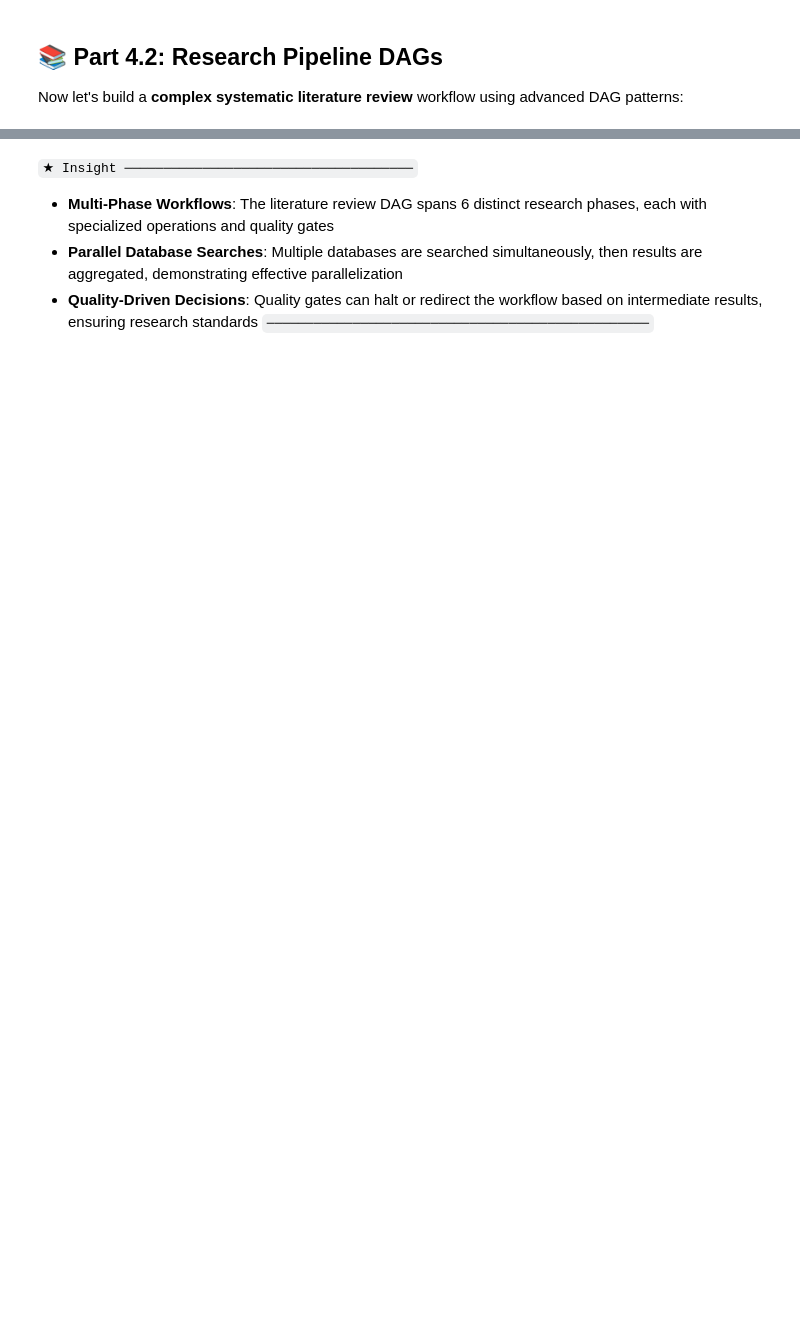
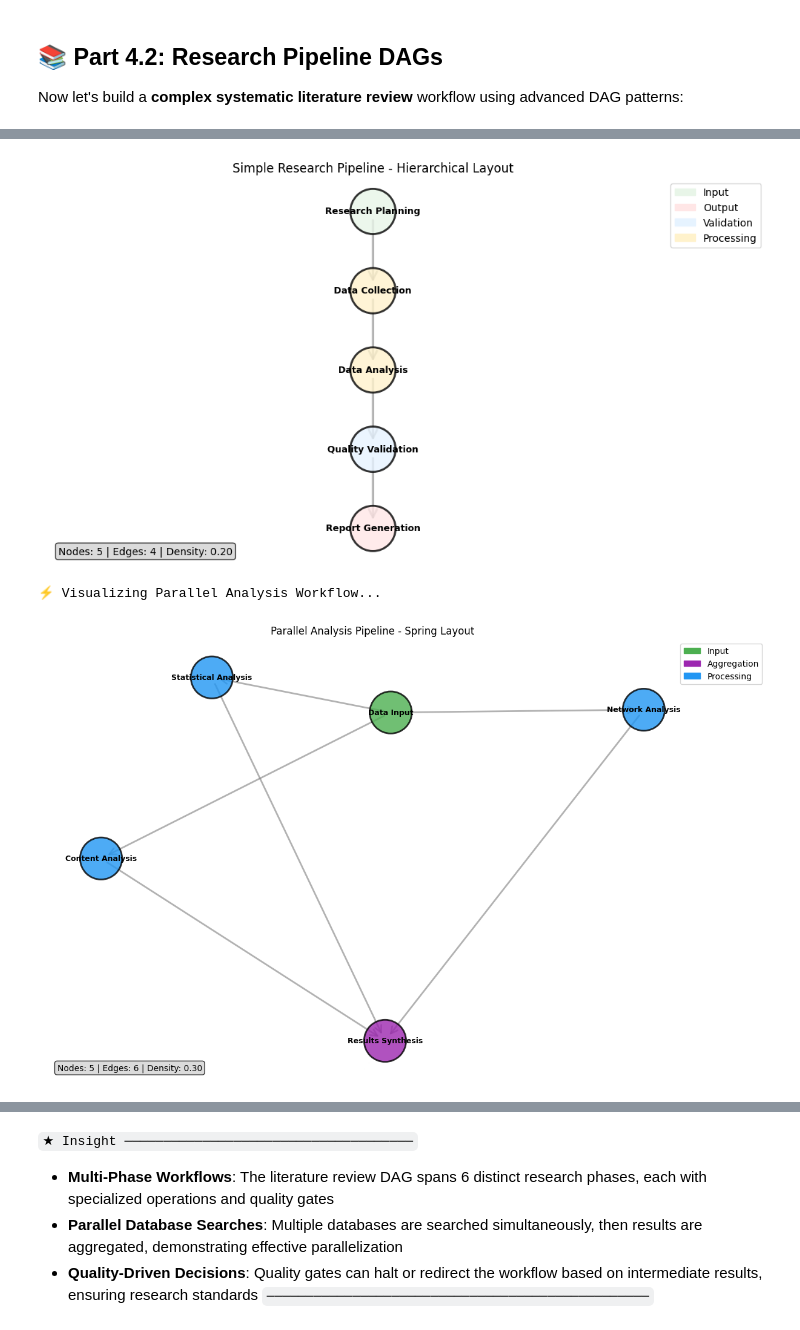
Before and after one commit to PHMbench/PHMGA, a Jupyter notebook: tutorials_research/Part4_DAG_Architecture/04_Tutorial.ipynb, the cells around one changed output, grey strips where cells are left out. Drawn from its saved outputs; the diff is of its cells as text; code cells hidden in the pictures; blank space fills up the shorter version.

```diff
--- a/tutorials_research/Part4_DAG_Architecture/04_Tutorial.ipynb
+++ b/tutorials_research/Part4_DAG_Architecture/04_Tutorial.ipynb
@@ -185,0 +342,77 @@ except Exception as e:
+# %%
+# Visualize Research DAGs - Adaptive to Available Libraries
+print("🎨 DAG VISUALIZATION SHOWCASE")
+print("=" * 50)
+
+# Check visualization capabilities
+if VISUALIZATION_AVAILABLE:
+    print("📊 Enhanced visualization mode - creating matplotlib plots...")
+
+    # Create visualizer
+    visualizer = DAGVisualizer()
+
+    # Visualize the simple research workflow
+    print("\n📊 Visualizing Simple Research Workflow...")
+    fig1 = visualizer.plot_dag(simple_dag,
+                              layout=LayoutType.HIERARCHICAL,
+                              color_scheme='default',
+                              figsize=(10, 6),
+                              show_labels=True,
+                              show_execution_times=True)
+    plt.title("Simple Research Pipeline - Hierarchical Layout")
+    plt.show()
+
+    # Visualize the parallel analysis workflow
+    print("\n⚡ Visualizing Parallel Analysis Workflow...")
+    fig2 = visualizer.plot_dag(parallel_dag,
+                              layout=LayoutType.SPRING,
+                              color_scheme='vibrant',
+                              figsize=(12, 8),
+                              show_labels=True)
+    plt.title("Parallel Analysis Pipeline - Spring Layout")
+    plt.show()
+
+    # Show execution status visualization
+    print("\n🚀 Visualizing Execution Status...")
+    fig3 = visualizer.plot_dag(conditional_dag,
+                              layout=LayoutType.HIERARCHICAL,
+                              color_scheme='status',
+                              figsize=(10, 6),
+                              show_labels=True)
+    plt.title("Conditional Workflow - Execution Status View")
+    plt.show()
+
+    # Compare all three patterns side by side
+    print("\n🔍 Comparing All Research Patterns...")
+    fig4 = visualizer.create_comparison_plot(
+        [simple_dag, parallel_dag, conditional_dag],
+        labels=["Simple Linear", "Parallel Analysis", "Conditional Logic"],
+        figsize=(15, 5)
+    )
+    plt.show()
+
+    print("✅ Enhanced DAG visualization complete!")
+
+else:
+    print("📝 Text-based visualization mode - using built-in text plots...")
+
+    # Use text-based visualization
+    print("\n📊 Simple Research Workflow Structure:")
+    simple_dag.plot_dag()  # This will use text-based visualization
+
+    print("\n⚡ Parallel Analysis Workflow Structure:")
+    parallel_dag.plot_dag()  # This will use text-based visualization
+
+    print("\n🚀 Conditional Workflow Structure:")
+    conditional_dag.plot_dag()  # This will use text-based visualization
+
+    print("\n🔍 DAG Comparison Summary:")
+    print(f"   • Simple Research DAG: {len(simple_dag.nodes)} nodes, linear structure")
+    print(f"   • Parallel Analysis DAG: {len(parallel_dag.nodes)} nodes, fan-out/fan-in structure")
+    print(f"   • Conditional Workflow DAG: {len(conditional_dag.nodes)} nodes, decision-based branching")
+
+    print("\n✅ Text-based DAG visualization complete!")
+    print("💡 Install matplotlib + networkx for enhanced visual plots!")
+
+print("\n🎯 All DAG patterns successfully visualized using available tools!")
+# %% [output]
@@ -185,0 +424,3 @@ except Exception as e:
+[figure, added]
+⚡ Visualizing Parallel Analysis Workflow...
+[figure, added]
```
Also changed, not shown: parts of 23 cells of this notebook, 37 other files.
